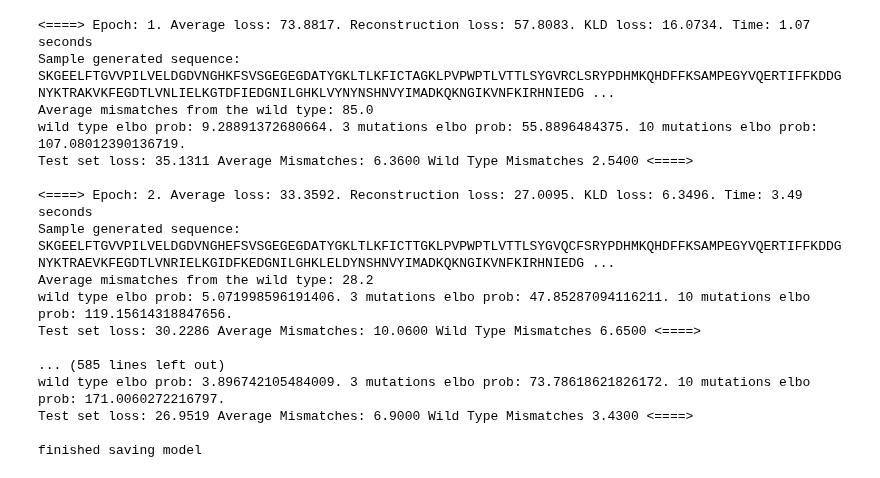
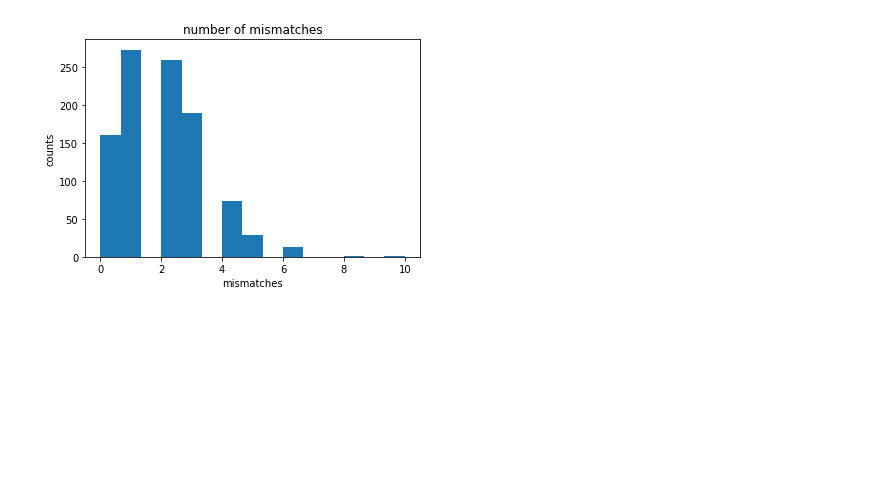
Before and after one commit to j316chuck/generative-model-experiments, a Jupyter notebook: vae.ipynb, the cells around one changed output. Saved outputs shown, nothing was run; the diff lists cells and outputs as text; code cells hidden in the pictures; blank space fills up the shorter version.

```diff
--- a/vae.ipynb
+++ b/vae.ipynb
@@ -176,0 +174,30 @@ plt.legend()
+# %%
+num_samples = 1000
+vocabulary = get_all_amino_acids()
+num_characters = len(get_all_amino_acids())
+index_to_character = dict(zip(range(num_characters), vocabulary))
+wild_type = get_wild_type_amino_acid_sequence()
+
+z = np.random.sample((num_samples, 20))
+outputs = model.decode(torch.tensor(z).float())
+outputs = outputs.view(outputs.shape[0], -1, num_characters)
+outputs = F.softmax(outputs, dim=2)
+outputs = outputs.detach().numpy()
+print(outputs.shape)
+mismatches, all_strings = [], []
+for i in range(outputs.shape[0]):
+    string = []
+    for j in range(outputs.shape[1]):
+        k = np.random.choice(list(range(num_characters)), p = outputs[i, j])
+        string.append(index_to_character[k])
+    all_strings.append("".join(string))
+    mismatches.append(count_substring_mismatch(wild_type, all_strings[-1]))
+    if i % 100 == 0:
+        print("finished {0}/{1} samples".format(i, num_samples))
+print(all_strings[-1])
+plt.title("number of mismatches")
+plt.hist(mismatches, bins=15)
+plt.xlabel("mismatches")
+plt.ylabel("counts")
+plt.savefig("./logs/vae/{0}_mismatches_from_wild_type".format(name))
+# %% [output]
@@ -177 +216,2 @@ plt.legend()
+[figure, added]
 # %%
@@ -482,25 +499,3 @@ y_train, y_test = y_train[:args["num_data"]], y_test[:args["num_data"]]
 train_dataset = TensorDataset(torch.from_numpy(one_hot_X_train).float(), torch.from_numpy(y_train.reshape(-1, 1)).float())
 test_dataset = TensorDataset(torch.from_numpy(one_hot_X_test).float(), torch.from_numpy(y_test.reshape(-1, 1)).float())
 train_loader, test_loader = DataLoader(train_dataset, batch_size=args["batch_size"], shuffle=True), DataLoader(test_dataset, batch_size=args["batch_size"], shuffle=True)
-# %%
-vae = GenerativeVAE(args)
-logger = None
-vae.fit(train_loader, test_loader, True, logger, "./models/{0}/".format(vae.name))
-# %% [output]
-<====> Epoch: 1. Average loss: 73.8817. Reconstruction loss: 57.8083. KLD loss: 16.0734. Time: 1.07 seconds
-Sample generated sequence: SKGEELFTGVVPILVELDGDVNGHKFSVSGEGEGDATYGKLTLKFICTAGKLPVPWPTLVTTLSYGVRCLSRYPDHMKQHDFFKSAMPEGYVQERTIFFKDDGNYKTRAKVKFEGDTLVNLIELKGTDFIEDGNILGHKLVYNYNSHNVYIMADKQKNGIKVNFKIRHNIEDG ...
-Average mismatches from the wild type: 85.0
-wild type elbo prob: 9.28891372680664. 3 mutations elbo prob: 55.8896484375. 10 mutations elbo prob: 107.08012390136719.
-Test set loss: 35.1311 Average Mismatches: 6.3600 Wild Type Mismatches 2.5400 <====>
-
-<====> Epoch: 2. Average loss: 33.3592. Reconstruction loss: 27.0095. KLD loss: 6.3496. Time: 3.49 seconds
-Sample generated sequence: SKGEELFTGVVPILVELDGDVNGHEFSVSGEGEGDATYGKLTLKFICTTGKLPVPWPTLVTTLSYGVQCFSRYPDHMKQHDFFKSAMPEGYVQERTIFFKDDGNYKTRAEVKFEGDTLVNRIELKGIDFKEDGNILGHKLELDYNSHNVYIMADKQKNGIKVNFKIRHNIEDG ...
-Average mismatches from the wild type: 28.2
-wild type elbo prob: 5.071998596191406. 3 mutations elbo prob: 47.85287094116211. 10 mutations elbo prob: 119.15614318847656.
-Test set loss: 30.2286 Average Mismatches: 10.0600 Wild Type Mismatches 6.6500 <====>
-
-... (585 lines left out)
-wild type elbo prob: 3.896742105484009. 3 mutations elbo prob: 73.78618621826172. 10 mutations elbo prob: 171.0060272216797.
-Test set loss: 26.9519 Average Mismatches: 6.9000 Wild Type Mismatches 3.4300 <====>
-
-finished saving model
```
Also changed, not shown: parts of 25 cells of this notebook, 48 other files.
